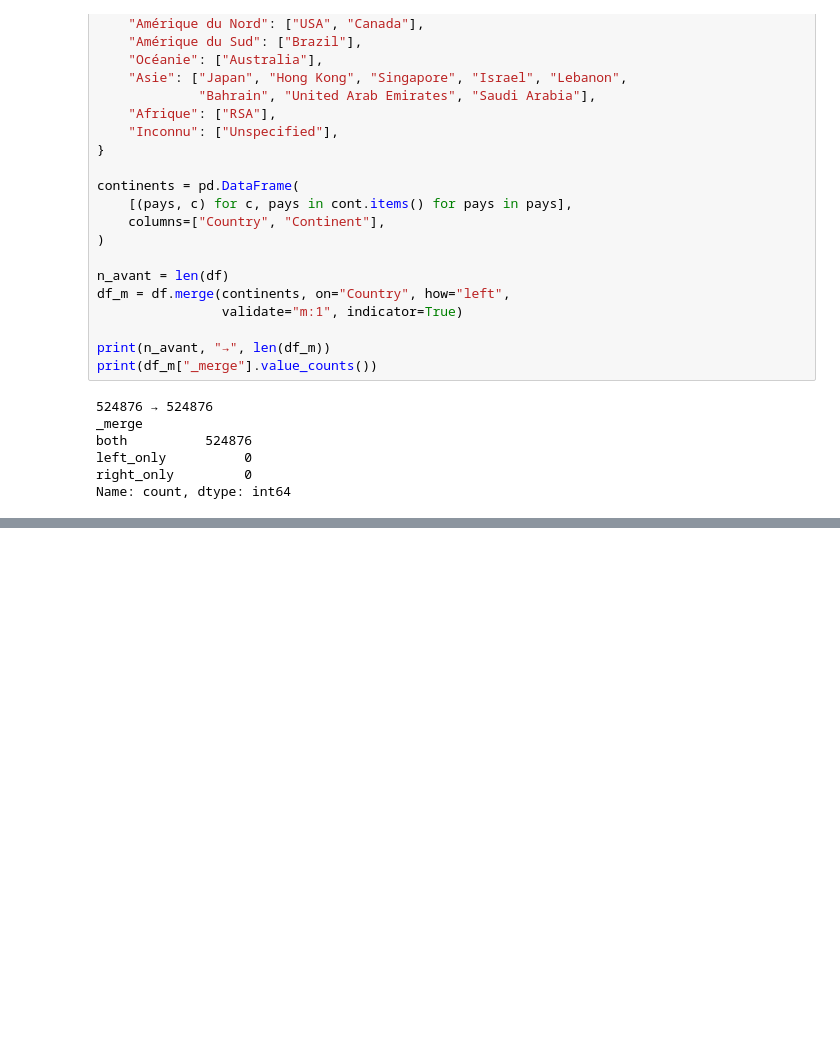
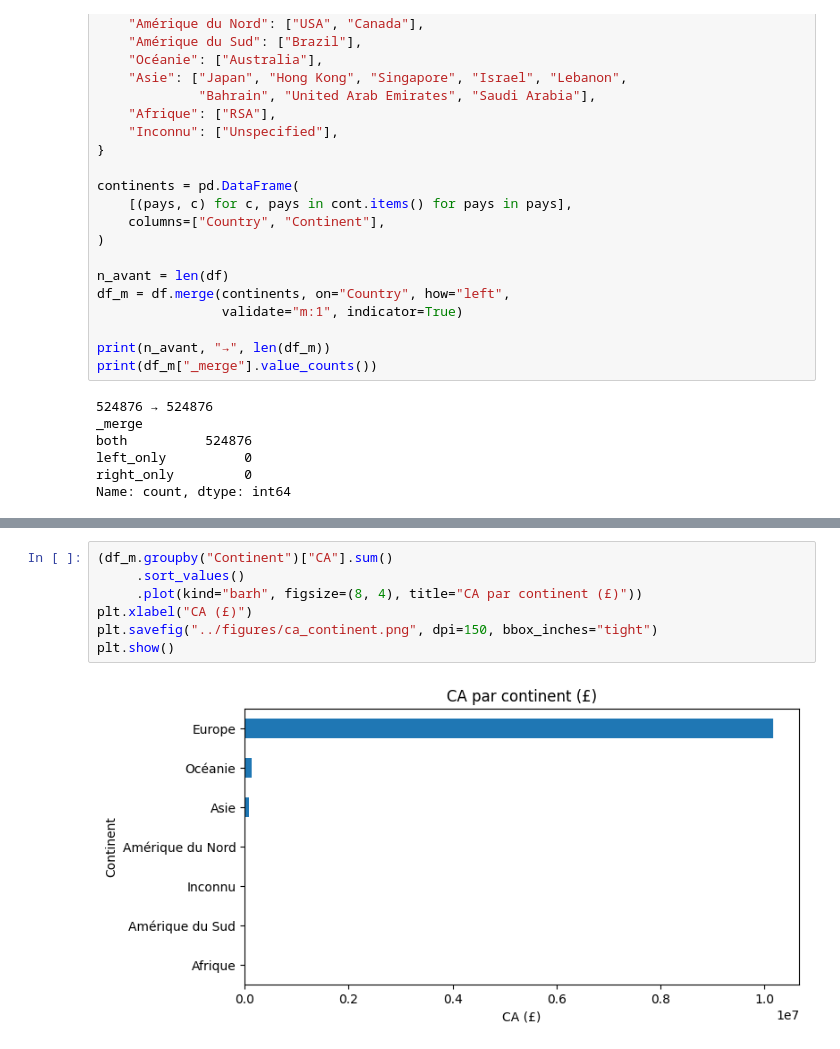
Before and after one commit to Ali77225/projet-analyse, a Jupyter notebook: notebooks/04_jointure_temps.ipynb, the cells around one changed output, grey strips where cells are left out. Cells and saved outputs as stored; diff of their text form; blank space fills up the shorter version.

```diff
--- a/notebooks/04_jointure_temps.ipynb
+++ b/notebooks/04_jointure_temps.ipynb
@@ -90,0 +125,9 @@ Name: count, dtype: int64
+# %%
+(df_m.groupby("Continent")["CA"].sum()
+     .sort_values()
+     .plot(kind="barh", figsize=(8, 4), title="CA par continent (£)"))
+plt.xlabel("CA (£)")
+plt.savefig("../figures/ca_continent.png", dpi=150, bbox_inches="tight")
+plt.show()
+# %% [output]
+[figure, added]
```
Also changed, not shown: parts of 6 cells of this notebook, 5 other files.
